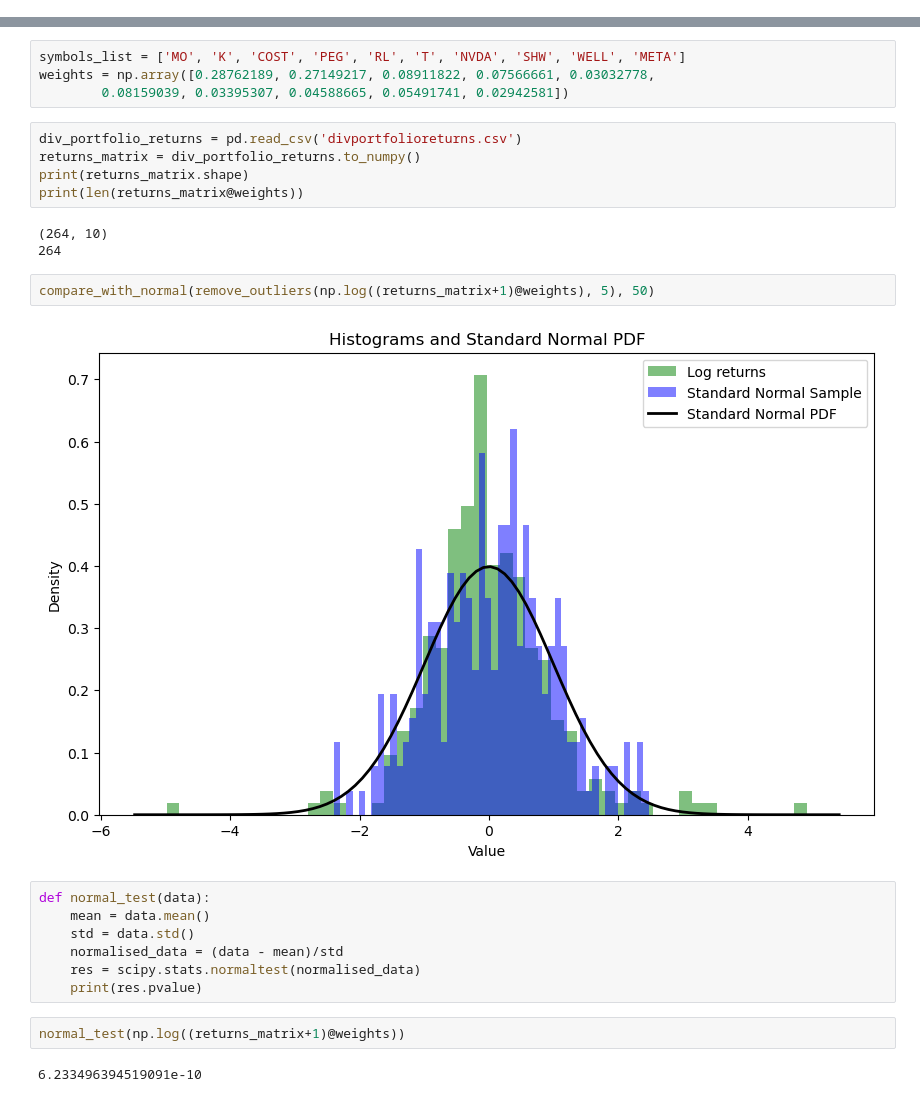
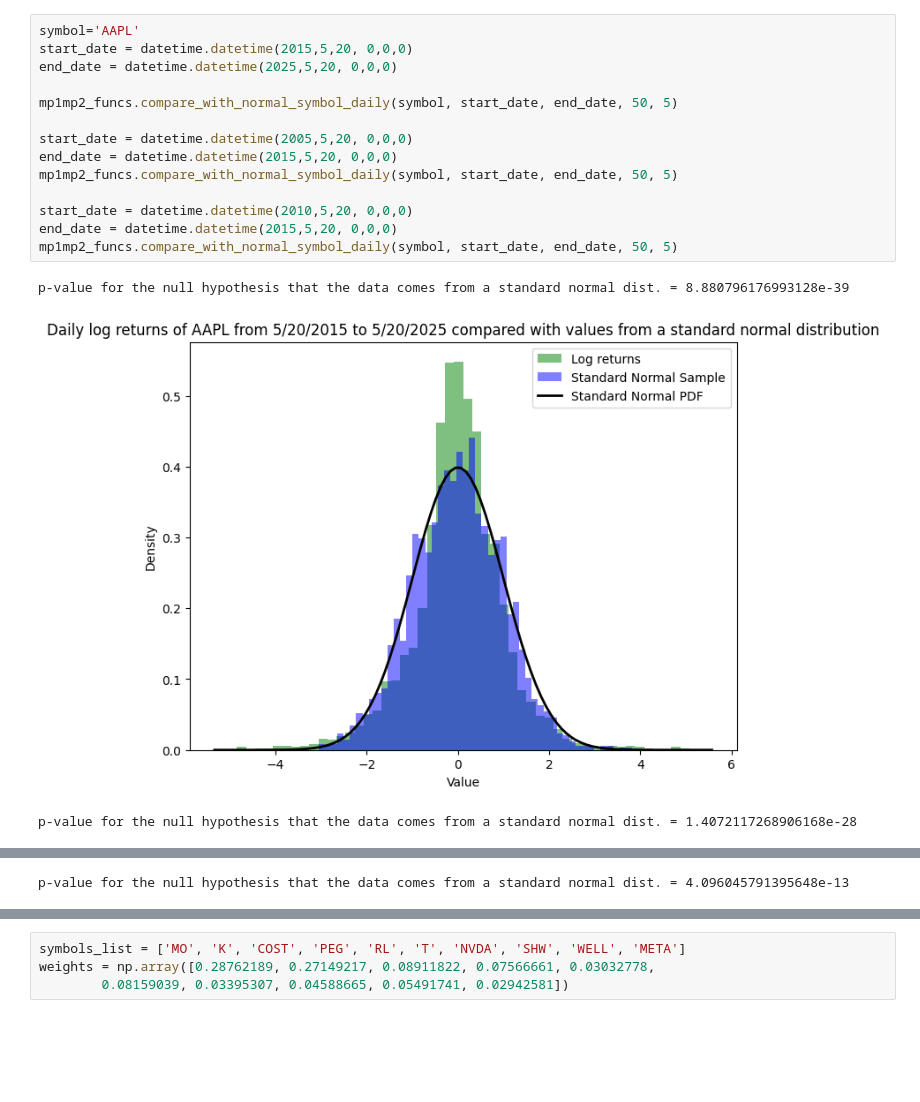
Before and after one commit to shabarishch/Quantfinancebootcamp, a Jupyter notebook: miniproject2.ipynb, the cells around one changed output, grey strips where cells are left out. Cells and saved outputs as stored; diff of their text form; blank space fills up the shorter version.

```diff
--- a/miniproject2.ipynb
+++ b/miniproject2.ipynb
@@ -61,0 +41,18 @@ compare_with_normal(remove_outliers(get_logrets_daily(symbol, start_date, end_da
+# %%
+symbol='AAPL'
+start_date = datetime.datetime(2015,5,20, 0,0,0)
+end_date = datetime.datetime(2025,5,20, 0,0,0)
+
+mp1mp2_funcs.compare_with_normal_symbol_daily(symbol, start_date, end_date, 50, 5)
+
+start_date = datetime.datetime(2005,5,20, 0,0,0)
+end_date = datetime.datetime(2015,5,20, 0,0,0)
+mp1mp2_funcs.compare_with_normal_symbol_daily(symbol, start_date, end_date, 50, 5)
+
+start_date = datetime.datetime(2010,5,20, 0,0,0)
+end_date = datetime.datetime(2015,5,20, 0,0,0)
+mp1mp2_funcs.compare_with_normal_symbol_daily(symbol, start_date, end_date, 50, 5)
+# %% [output]
+p-value for the null hypothesis that the data comes from a standard normal dist. = 8.880796176993128e-39
+[figure, added]
+p-value for the null hypothesis that the data comes from a standard normal dist. = 1.4072117268906168e-28
@@ -61,0 +60 @@ compare_with_normal(remove_outliers(get_logrets_daily(symbol, start_date, end_da
+p-value for the null hypothesis that the data comes from a standard normal dist. = 4.096045791395648e-13
@@ -63,26 +63,3 @@ compare_with_normal(remove_outliers(get_logrets_daily(symbol, start_date, end_da
 symbols_list = ['MO', 'K', 'COST', 'PEG', 'RL', 'T', 'NVDA', 'SHW', 'WELL', 'META']
 weights = np.array([0.28762189, 0.27149217, 0.08911822, 0.07566661, 0.03032778,
         0.08159039, 0.03395307, 0.04588665, 0.05491741, 0.02942581])
-# %%
-div_portfolio_returns = pd.read_csv('divportfolioreturns.csv')
-returns_matrix = div_portfolio_returns.to_numpy()
-print(returns_matrix.shape)
-print(len(returns_matrix@weights))
-# %% [output]
-(264, 10)
-264
-# %%
-compare_with_normal(remove_outliers(np.log((returns_matrix+1)@weights), 5), 50)
-# %% [output]
-[figure, removed]
-# %%
-def normal_test(data):
-    mean = data.mean()
-    std = data.std()
-    normalised_data = (data - mean)/std
-    res = scipy.stats.normaltest(normalised_data)
-    print(res.pvalue)
-# %%
-normal_test(np.log((returns_matrix+1)@weights))
-# %% [output]
-6.233496394519091e-10
```
Also changed, not shown: parts of 16 cells of this notebook, 5 other files.
